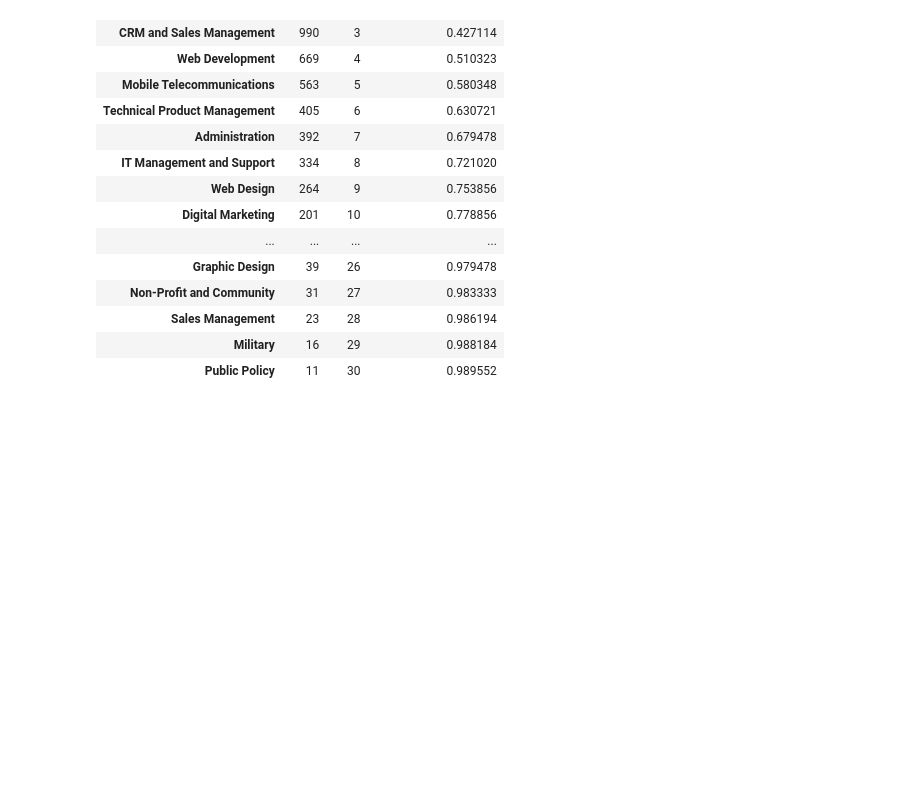
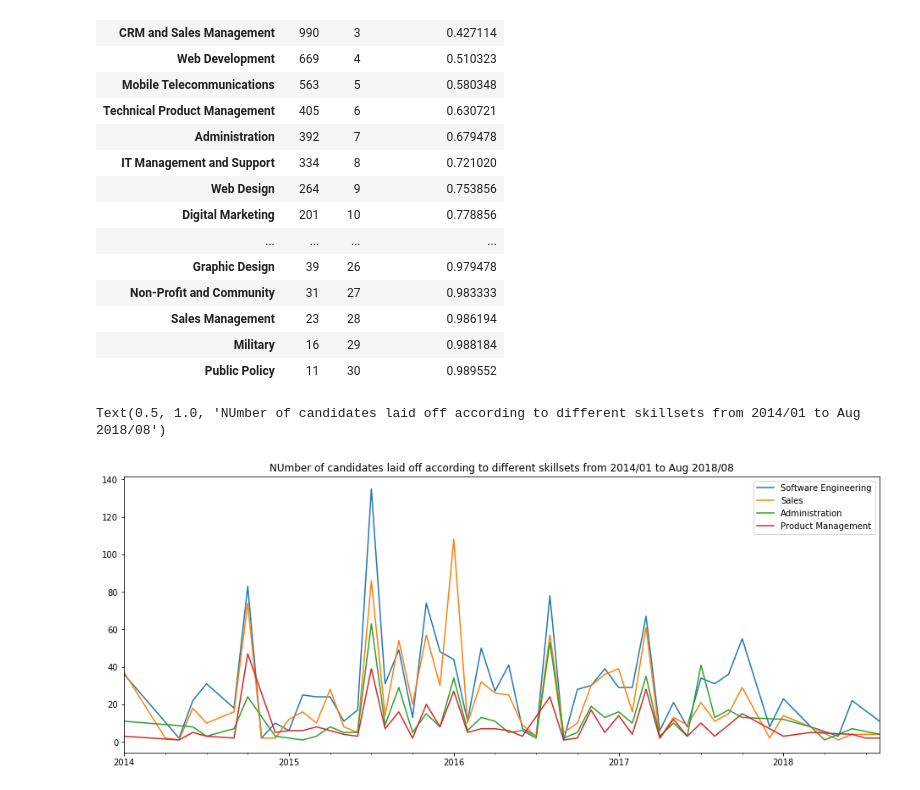
Before and after one commit to rohigovi/EmploymentDynamics, a Jupyter notebook: Python Notebooks for Visualization/Initial EDA.ipynb, the cells around one changed output. Saved outputs shown, nothing was run; the diff lists cells and outputs as text; code cells hidden in the pictures; blank space fills up the shorter version.

```diff
--- a/Python Notebooks for Visualization/Initial EDA.ipynb
+++ b/Python Notebooks for Visualization/Initial EDA.ipynb
@@ -180,3 +186,32 @@ skills_count.head(30)
 | Sales Management | 23 | 28 | 0.986194 |
 | Military | 16 | 29 | 0.988184 |
 | Public Policy | 11 | 30 | 0.989552 |
+# %%
+SE = skills_encoded[skills_encoded['Skillset1'] == 'Software Engineering']
+ts_SE = SE['Layoff Date']
+ts_SE = pd.to_datetime(ts_SE).dt.to_period('M').sort_values()
+pd.value_counts(ts_SE).sort_index().plot.line(figsize = (16,6))
+
+sales = skills_encoded[skills_encoded['Skillset1'] == 'Sales']
+ts_sales = sales['Layoff Date']
+ts_sales = pd.to_datetime(ts_sales).dt.to_period('M').sort_values()
+pd.value_counts(ts_sales).sort_index().plot.line(figsize = (16,6))
+
+
+admin = skills_encoded[skills_encoded['Skillset1'] == 'Administration']
+ts_admin = admin['Layoff Date']
+ts_admin = pd.to_datetime(ts_admin).dt.to_period('M').sort_values()
+pd.value_counts(ts_admin).sort_index().plot.line(figsize = (16,6))
+
+PM = skills_encoded[skills_encoded['Skillset1'] == 'Product Management']
+ts_PM = PM['Layoff Date']
+ts_PM = pd.to_datetime(ts_PM).dt.to_period('M').sort_values()
+ts_PM
+pd.value_counts(ts_PM).sort_index().plot.line(figsize = (16,6))
+
+
+plt.legend(['Software Engineering', 'Sales', 'Administration', 'Product Management'], loc='upper right')
+plt.title('NUmber of candidates laid off according to different skillsets from 2014/01 to Aug 2018/08')
+# %% [output]
+Text(0.5, 1.0, 'NUmber of candidates laid off according to different skillsets from 2014/01 to Aug 2018/08')
+[figure, added]
```
Also changed, not shown: parts of 12 cells of this notebook.
